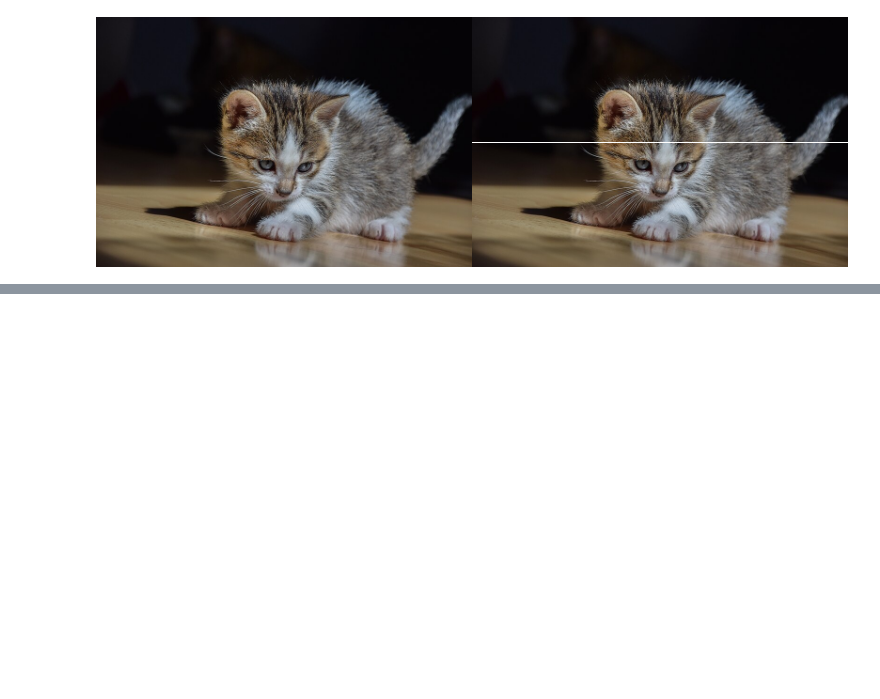
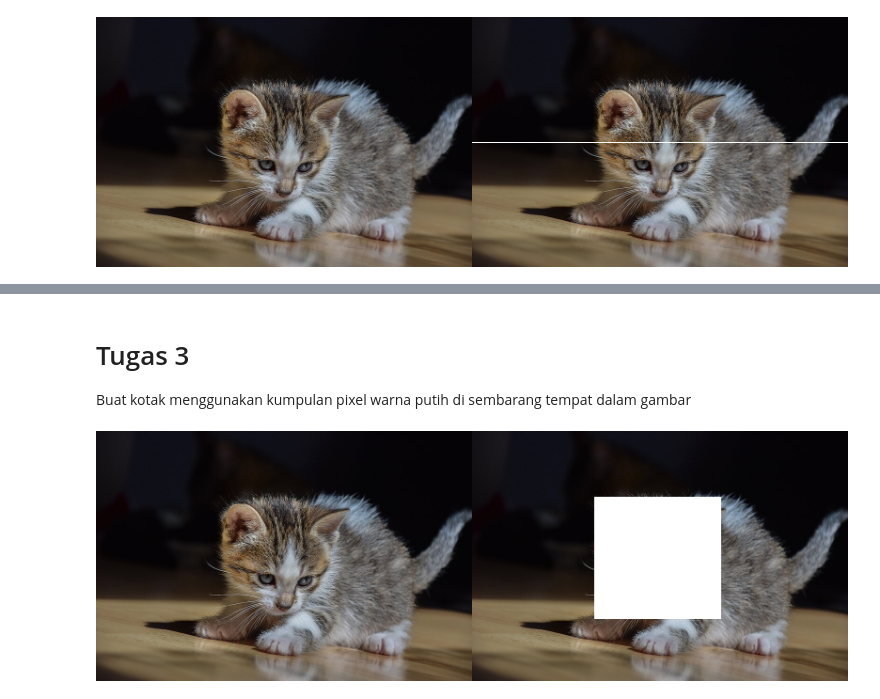
Before and after one commit to ImmarGaneru/PCVK_Ganjil_2024, a Jupyter notebook: Week1.ipynb, the cells around one changed output, grey strips where cells are left out. Cells and saved outputs as stored; diff of their text form; code cells hidden in the pictures; blank space fills up the shorter version.

```diff
--- a/Week1.ipynb
+++ b/Week1.ipynb
@@ -57,0 +99,17 @@ cv2_imshow(final_frame)
+# %% [markdown]
+# Tugas 3
+Buat kotak menggunakan kumpulan pixel warna putih di sembarang tempat dalam
+gambar
+# %%
+image_2 = cv.cvtColor(image, cv.COLOR_BGR2RGB)
+image_7 = cv.cvtColor(image, cv.COLOR_BGR2RGB)
+
+#Membuat kotak
+for x in range (70,200):
+  for y in range (130,265):
+    image_7[x,y] = [255,255,255]
+
+final_frame = cv.hconcat((image_2, image_7))
+cv2_imshow(final_frame)
+# %% [output]
+[figure, added]
```
Also changed, not shown: parts of 6 cells of this notebook.
